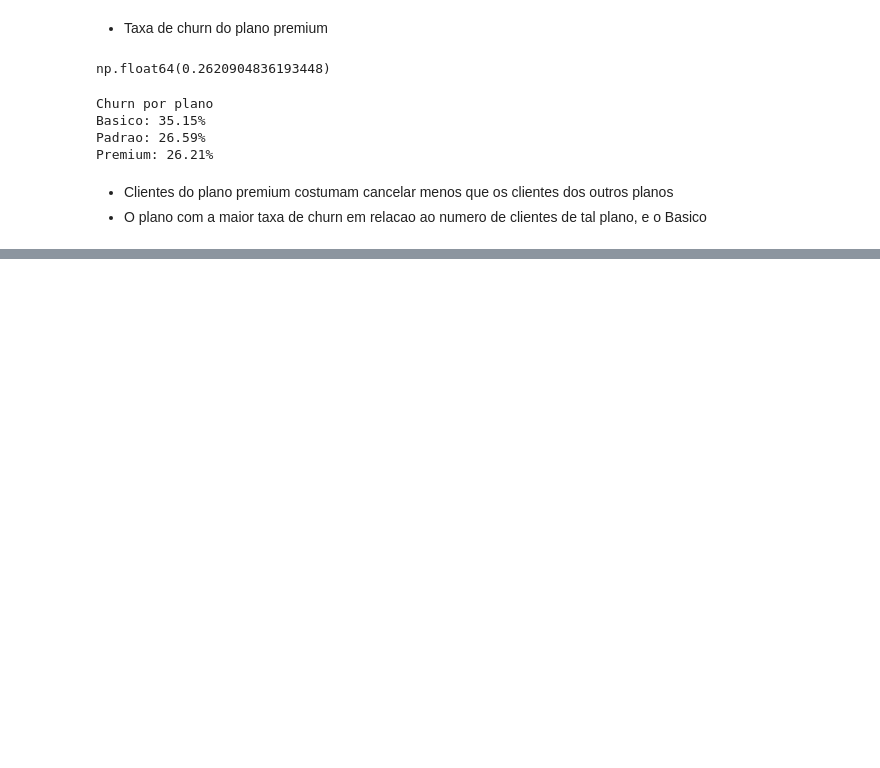
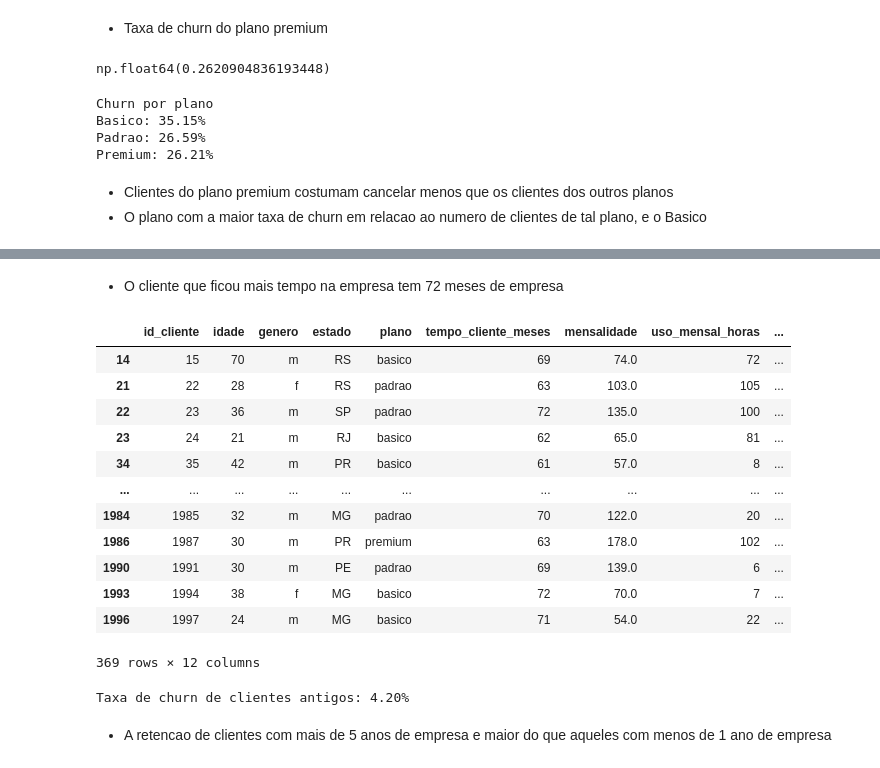
Before and after one commit to Pedro-Antonio-Dev/analise-churn-clientes, a Jupyter notebook: notebooks/churn_clientes.ipynb, the cells around one changed output, grey strips where cells are left out. Cells and saved outputs as stored; diff of their text form; code cells hidden in the pictures; blank space fills up the shorter version.

```diff
--- a/notebooks/churn_clientes.ipynb
+++ b/notebooks/churn_clientes.ipynb
@@ -512,0 +541,26 @@ Premium: 26.21%
+# %% [markdown]
+- O cliente que ficou mais tempo na empresa tem 72 meses de empresa
+# %%
+clientes_antigos = churn_clientes[churn_clientes["tempo_cliente_meses"] >= 60]
+clientes_antigos
+# %% [output]
+|  | id_cliente | idade | genero | estado | plano | tempo_cliente_meses | mensalidade | uso_mensal_horas | ... |
+| 14 | 15 | 70 | m | RS | basico | 69 | 74.0 | 72 | ... |
+| 21 | 22 | 28 | f | RS | padrao | 63 | 103.0 | 105 | ... |
+| 22 | 23 | 36 | m | SP | padrao | 72 | 135.0 | 100 | ... |
+| 23 | 24 | 21 | m | RJ | basico | 62 | 65.0 | 81 | ... |
+| 34 | 35 | 42 | m | PR | basico | 61 | 57.0 | 8 | ... |
+| ... | ... | ... | ... | ... | ... | ... | ... | ... | ... |
+| 1984 | 1985 | 32 | m | MG | padrao | 70 | 122.0 | 20 | ... |
+| 1986 | 1987 | 30 | m | PR | premium | 63 | 178.0 | 102 | ... |
+| 1990 | 1991 | 30 | m | PE | padrao | 69 | 139.0 | 6 | ... |
+| 1993 | 1994 | 38 | f | MG | basico | 72 | 70.0 | 7 | ... |
+| 1996 | 1997 | 24 | m | MG | basico | 71 | 54.0 | 22 | ... |
+369 rows × 12 columns
+# %%
+taxa_churn_clientes_antigos = (clientes_antigos["churn"] == "s").sum() / total_clientes
+print(f"Taxa de churn de clientes antigos: {taxa_churn_clientes_antigos * 100:.2f}%")
+# %% [output]
+Taxa de churn de clientes antigos: 4.20%
+# %% [markdown]
+- A retencao de clientes com mais de 5 anos de empresa e maior do que aqueles com menos de 1 ano de empresa
```
Also changed, not shown: parts of 4 cells of this notebook.
